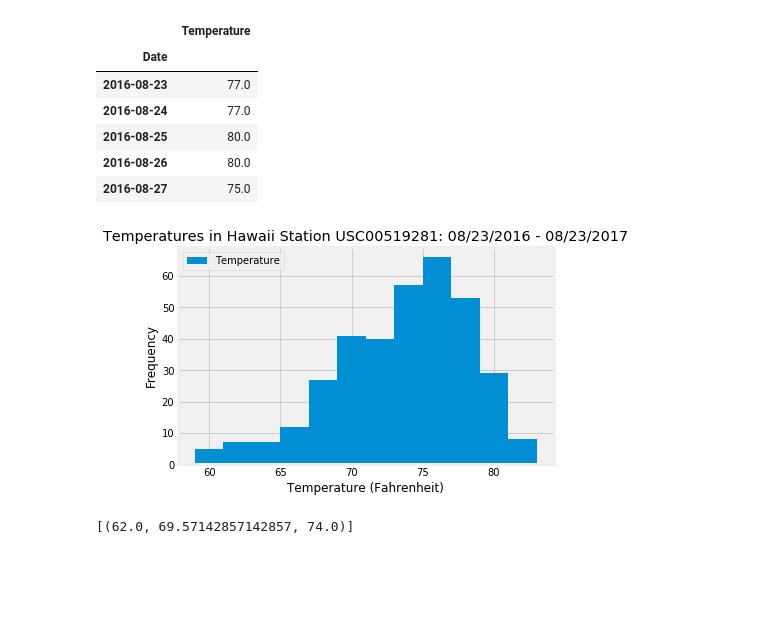
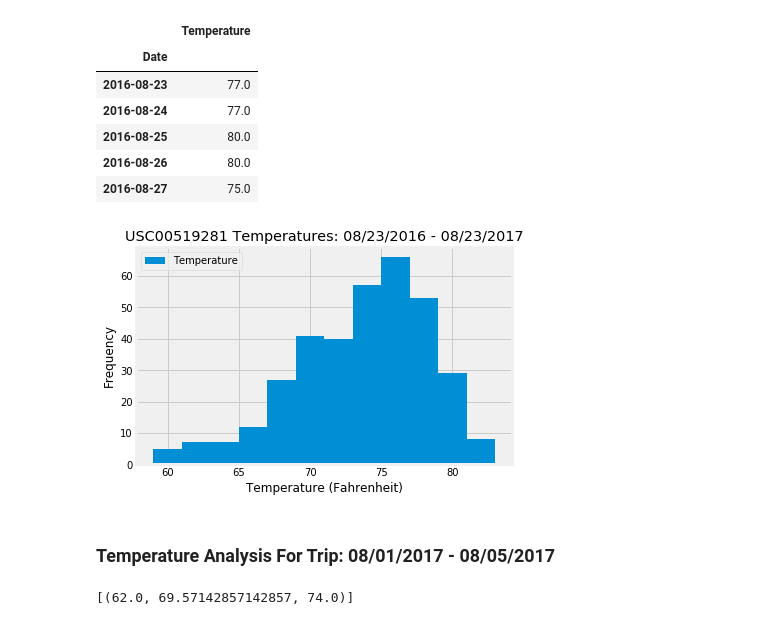
Before and after one commit to ZGrinacoff/Advanced-Data-Storage-and-Retrieval-Surfs-Up, a Jupyter notebook: climate_analysis.ipynb, the cells around one changed output. Saved outputs shown, nothing was run; the diff lists cells and outputs as text; code cells hidden in the pictures; blank space fills up the shorter version.

Commit message:
Completed trip analysis

```diff
--- a/climate_analysis.ipynb
+++ b/climate_analysis.ipynb
@@ -195,18 +243,20 @@ df_temperature.head()
 # %%
 # Plot results for Station USC00519281 as histogram with 12 bins.
 fig, ax = plt.subplots()
 df_temperature.plot.hist(bins = 12, ax = ax, legend=True)
 
 # Set labels
 ax.set_xlabel('Temperature (Fahrenheit)')
 ax.set_ylabel('Frequency')
-ax.set_title('Temperatures in Hawaii Station USC00519281: 08/23/2016 - 08/23/2017')
+ax.set_title('USC00519281 Temperatures: 08/23/2016 - 08/23/2017')
 
 # Save figure
 plt.savefig("Images/temperature_histogram.png")
 plt.show()
 # %% [output]
-[figure, old version]
+[figure, new version]
+# %% [markdown]
+### Temperature Analysis For Trip: 08/01/2017 - 08/05/2017
 # %%
 # This function called `calc_temps` will accept start date and end date in the format '%Y-%m-%d'
 # and return the minimum, average, and maximum temperatures for that range of dates
```
Also changed, not shown: parts of 12 cells of this notebook.
